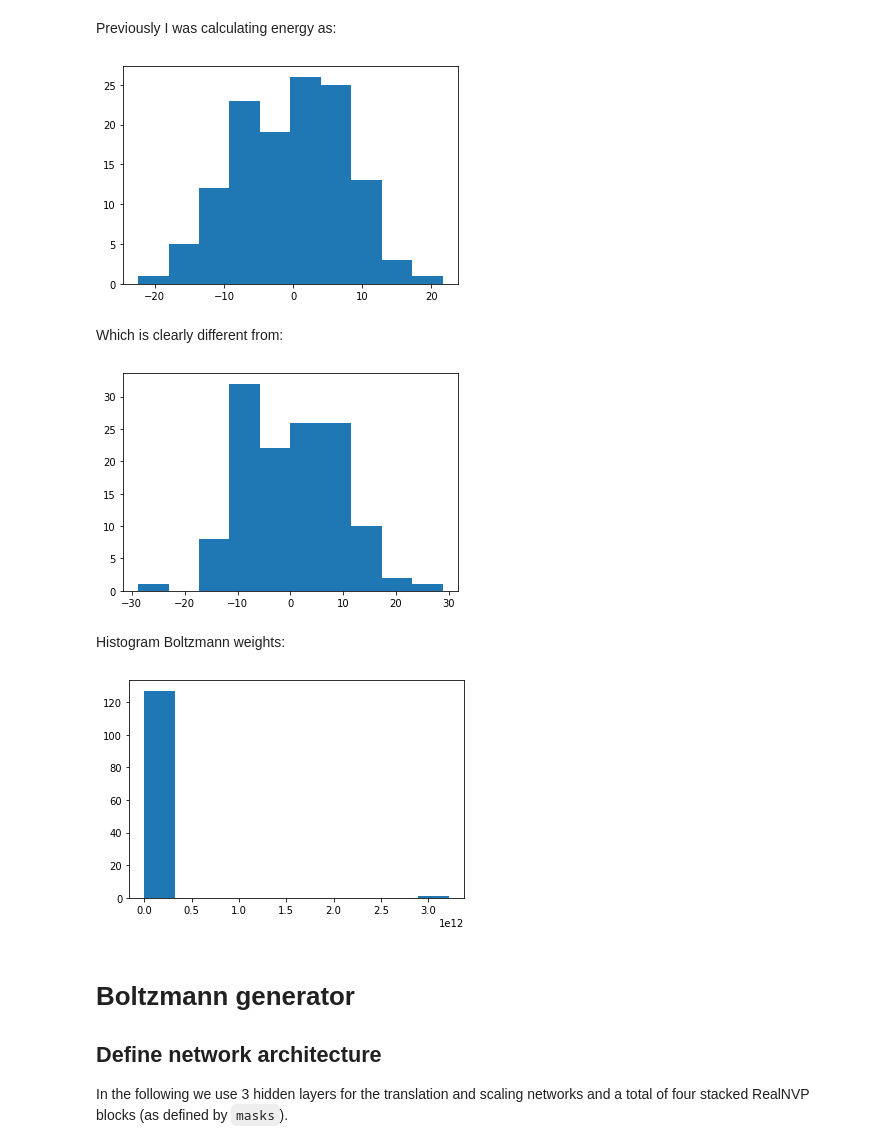
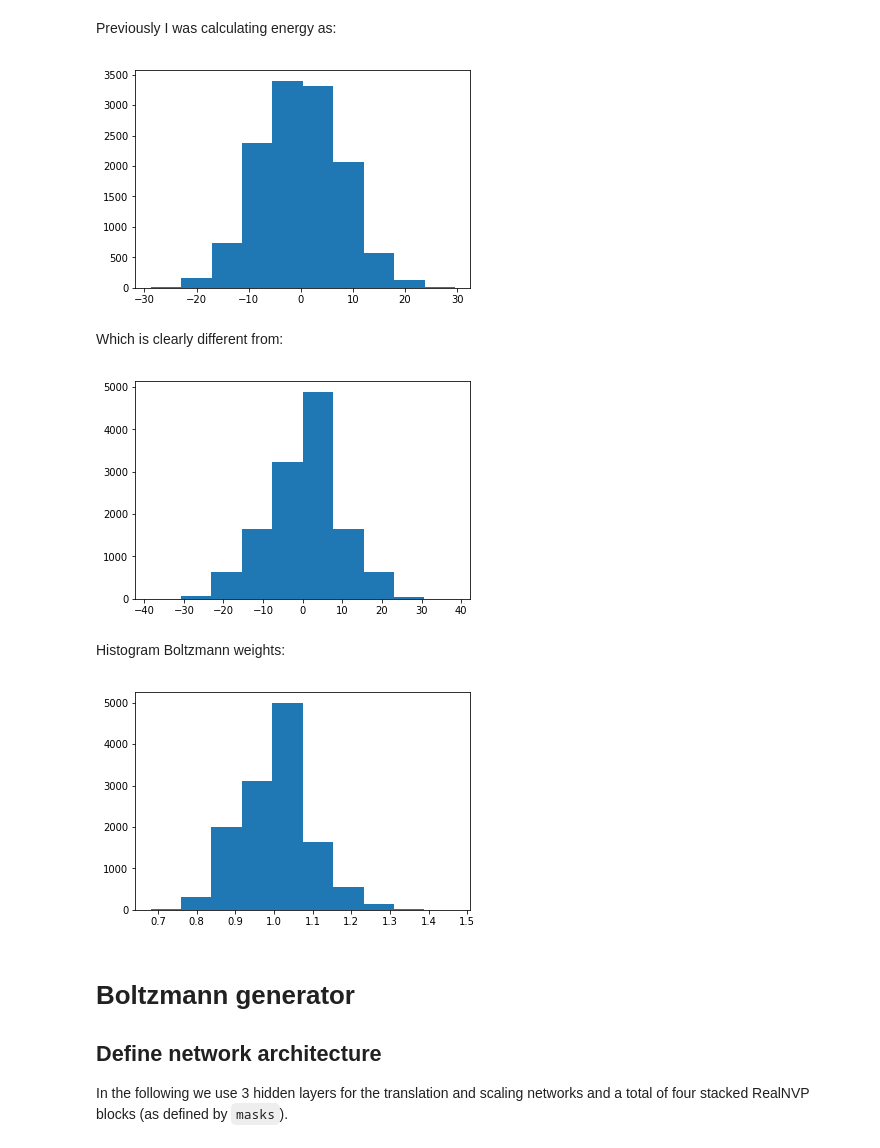
Before and after one commit to jbinagia/CS-230-Final-Project, a Jupyter notebook: notebooks/ising_boltzmann_training.ipynb, the cells around one changed output. Cells and saved outputs as stored; diff of their text form; code cells hidden in the pictures.

```diff
--- a/notebooks/ising_boltzmann_training.ipynb
+++ b/notebooks/ising_boltzmann_training.ipynb
@@ -55,7 +55,7 @@ Wall time: 1.09 ms
 ## Create training set
 We'd like to have a $m$ x $N$ matrix containing our training data where $m$ is the number of realizations of the system and $N$ is the number of features (i.e. the flattened dimensions of the system). For example, a training set with 1000 samples of the Ising Model for $N=8$ would be of size (1000, 64).
 # %%
-num_samples = 128 # Use 1000 at run-time as done in Noe et al. for the biwell potential
+num_samples = 12800 # Use 1000 at run-time as done in Noe et al. for the biwell potential
 flattened_size = N**2
 
 training_set = np.zeros((num_samples,flattened_size), dtype=np.float32)
@@ -94,7 +94,7 @@ Previously I was calculating energy as:
 plt.hist(ising.energy_vec(training_set))
 plt.show()
 # %% [output]
-[figure, old version]
+[figure, new version]
 # %% [markdown]
 Which is clearly different from:
 # %%
@@ -104,15 +104,16 @@ for i in range(training_set.shape[0]):
 plt.hist(energies)
 plt.show()
 # %% [output]
-[figure, old version]
+[figure, new version]
 # %% [markdown]
 Histogram Boltzmann weights:
 # %%
-weights = np.exp(-np.array(energies))
+# KH I added a temperature so the weights could be visualized
+weights = np.exp(-np.array(energies)/100)
 plt.hist(weights)
 plt.show()
 # %% [output]
-[figure, old version]
+[figure, new version]
 # %% [markdown]
 # Boltzmann generator
 ## Define network architecture
```
Also changed, not shown: parts of 14 cells of this notebook.
